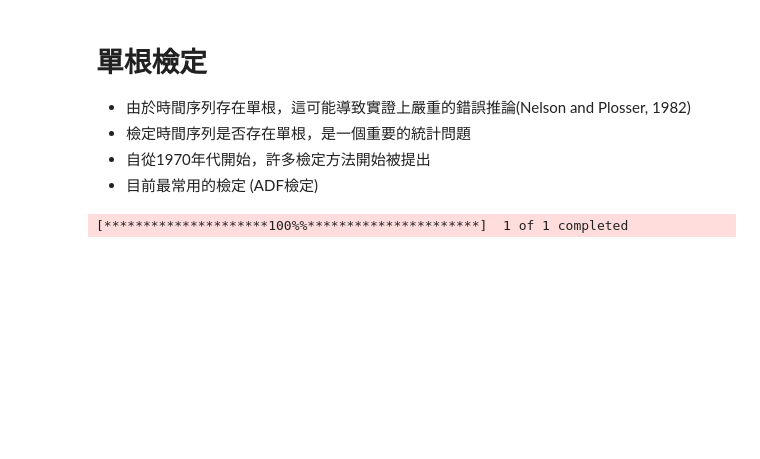
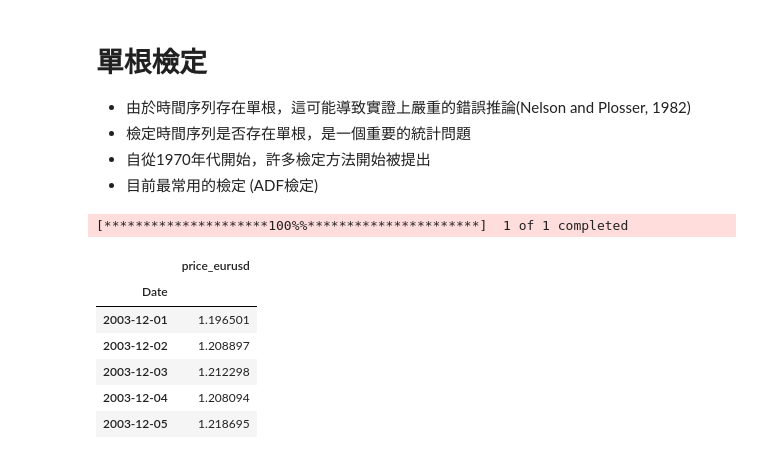
Before and after one commit to quetion/time_series_SCU, a Jupyter notebook: [5]單根與隨機趨勢.ipynb, the cells around one changed output. Drawn from its saved outputs; the diff is of its cells as text; code cells hidden in the pictures; blank space fills up the shorter version.

```diff
--- a/[5]單根與隨機趨勢.ipynb
+++ b/[5]單根與隨機趨勢.ipynb
@@ -248,11 +240,20 @@ Notes:
 # %%
 from statsmodels.tsa.stattools import adfuller
 
 # 下載歐元兌美元的匯率資料
 data = yf.download("EURUSD=X",start='1990-01-01')
 
 # 選擇收盤價
 data = data[['Adj Close']]
 data.columns = ['price_eurusd']
+#data['diff_eurusd'] = data.price_eurusd.diff()
+data.head()
 # %% [output]
 [*********************100%%**********************]  1 of 1 completed
+|  | price_eurusd |
+| Date |  |
+| 2003-12-01 | 1.196501 |
+| 2003-12-02 | 1.208897 |
+| 2003-12-03 | 1.212298 |
+| 2003-12-04 | 1.208094 |
+| 2003-12-05 | 1.218695 |
```
Also changed, not shown: parts of 8 cells of this notebook.
